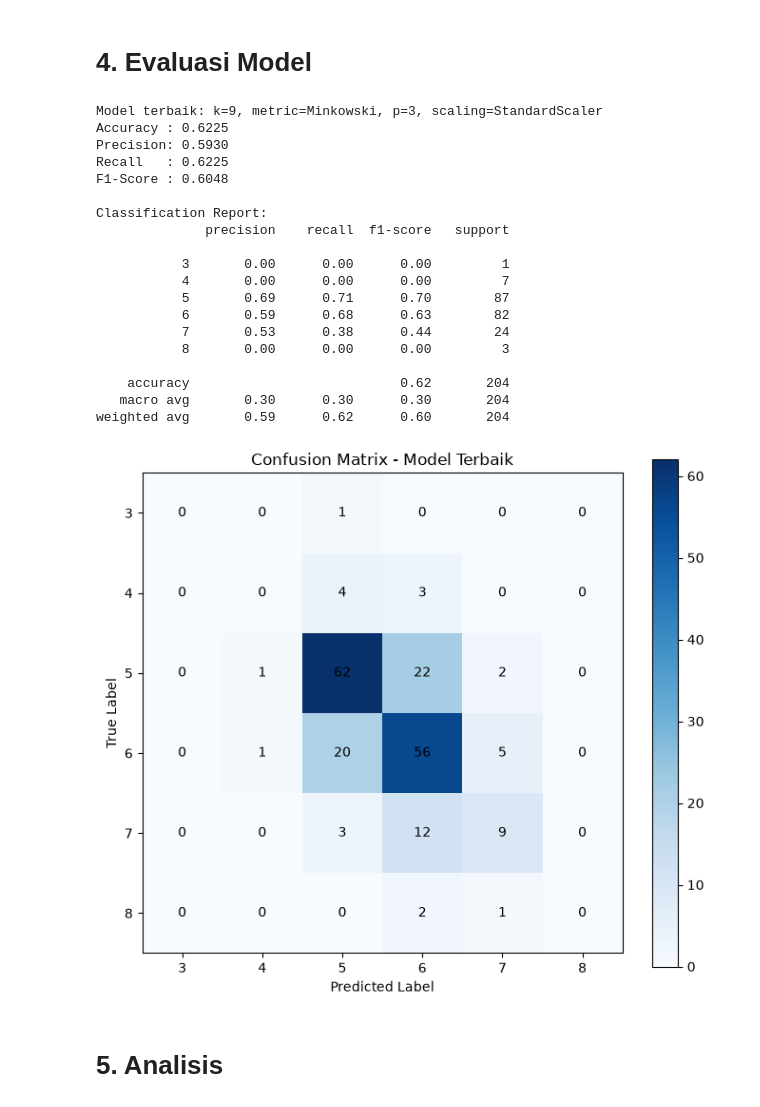
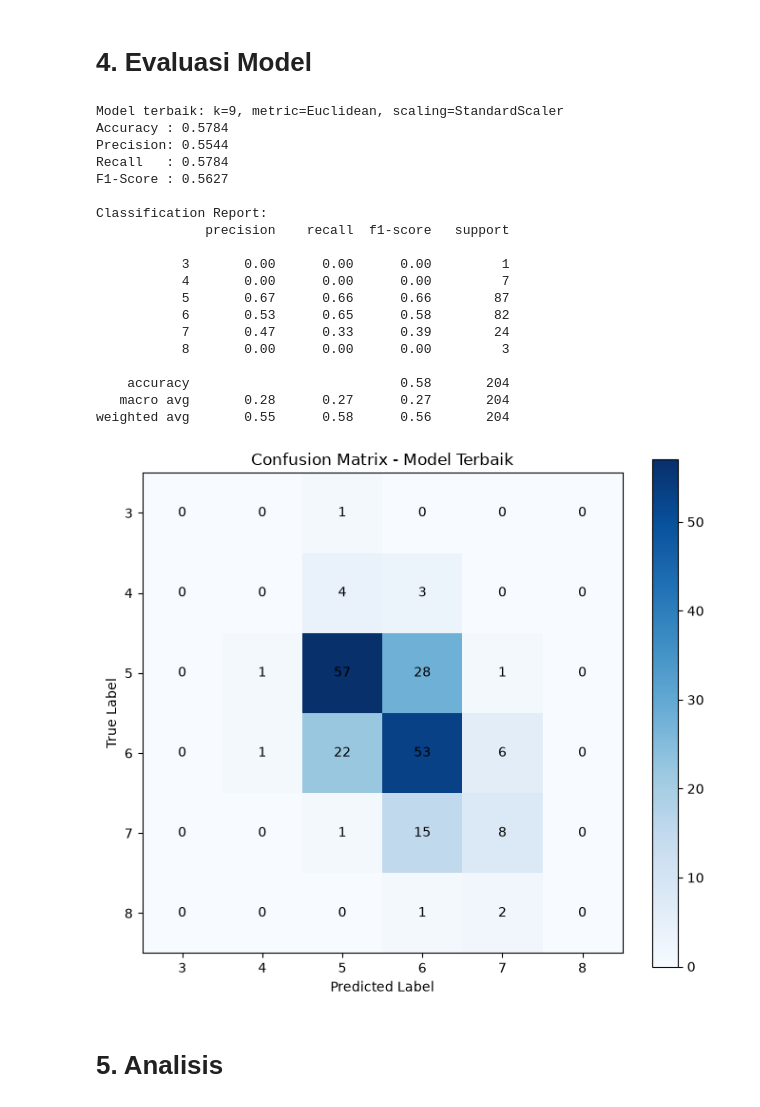
Before and after one commit to liuccio/Modul-Praktikum-ML, a Jupyter notebook: 1.Tugas_KNN/1_KNN_5054251037.ipynb, the cells around one changed output. Drawn from its saved outputs; the diff is of its cells as text; code cells hidden in the pictures.

```diff
--- a/1.Tugas_KNN/1_KNN_5054251037.ipynb
+++ b/1.Tugas_KNN/1_KNN_5054251037.ipynb
@@ -206,22 +186,13 @@ X_train, X_test, y_train, y_test = train_test_split(
     stratify=y
 )
 
-print("Jumlah data train:", len(X_train))
-print("Jumlah data test :", len(X_test))
-
 # StandardScaler
 scaler = StandardScaler()
 X_train_scaled = scaler.fit_transform(X_train)
 X_test_scaled = scaler.transform(X_test)
 
 k_values = [1, 3, 5, 7, 9]
-
-metrics_to_test = [
-    ("Euclidean", 1),
-    ("Manhattan", 2),
-    ("Minkowski", 3)
-]
-
+metrics_to_test = [("Euclidean", 2), ("Manhattan", 1)]
 results = []
 
 # Eksperimen tanpa scaling dan dengan scaling.
@@ -245,7 +216,6 @@ for scaling_name, Xtr, Xte in [
             results.append({
                 "Scaling": scaling_name,
                 "Metric": metric_name,
-                "p": p_value,
                 "k": k,
                 "Train Accuracy": accuracy_score(y_train, pred_train),
                 "Test Accuracy": accuracy_score(y_test, pred_test),
@@ -261,7 +231,7 @@ results_df = pd.DataFrame(results).sort_values(
 print("Hasil seluruh eksperimen:")
 display(results_df.round(4))
 
-# Eksperimen tambahan dengan menghapus outlier hanya dari data train.
+# Eksperimen tambahan lagi
 Q1_train = X_train.quantile(0.25)
 Q3_train = X_train.quantile(0.75)
 IQR_train = Q3_train - Q1_train
@@ -271,9 +241,6 @@ upper_train = Q3_train + 1.5 * IQR_train
 train_keep_mask = ~((X_train < lower_train) | (X_train > upper_train)).any(axis=1)
 X_train_no_outlier = X_train.loc[train_keep_mask]
 y_train_no_outlier = y_train.loc[train_keep_mask]
-
-print("Jumlah data train sebelum outlier handling:", len(X_train))
-print("Jumlah data train setelah outlier handling :", len(X_train_no_outlier))
 
 scaler_no_outlier = StandardScaler()
 X_train_no_outlier_scaled = scaler_no_outlier.fit_transform(X_train_no_outlier)
@@ -293,7 +260,6 @@ for metric_name, p_value in metrics_to_test:
         outlier_results.append({
             "Scaling": "StandardScaler + tanpa outlier train",
             "Metric": metric_name,
-            "p": p_value,
             "k": k,
             "Test Accuracy": accuracy_score(y_test, pred_test),
             "Test Precision": precision_score(y_test, pred_test, average="weighted", zero_division=0),
@@ -370,7 +326,6 @@ Name: 0, dtype: object
 # Evaluasi model terbaik dari eksperimen utama.
 best_scaling = best_row["Scaling"]
 best_metric = best_row["Metric"]
-best_p = int(best_row["p"])
 best_k = int(best_row["k"])
 
 if best_scaling == "StandardScaler":
@@ -379,6 +334,8 @@ if best_scaling == "StandardScaler":
 else:
     Xtr_best = X_train.values
     Xte_best = X_test.values
+
+best_p = 1 if best_metric == "Manhattan" else 2
 
 best_knn = KNeighborsClassifier(
     n_neighbors=best_k,
@@ -390,51 +347,51 @@ best_knn.fit(Xtr_best, y_train)
 
 pred_test_best = best_knn.predict(Xte_best)
 
-print(f"Model terbaik: k={best_k}, metric={best_metric}, p={best_p}, scaling={best_scaling}")
+print(f"Model terbaik: k={best_k}, metric={best_metric}, scaling={best_scaling}")
 print(f"Accuracy : {accuracy_score(y_test, pred_test_best):.4f}")
 print(f"Precision: {precision_score(y_test, pred_test_best, average='weighted', zero_division=0):.4f}")
 print(f"Recall   : {recall_score(y_test, pred_test_best, average='weighted', zero_division=0):.4f}")
 print(f"F1-Score : {f1_score(y_test, pred_test_best, average='weighted', zero_division=0):.4f}")
 
 print("\nClassification Report:")
 print(classification_report(y_test, pred_test_best, zero_division=0))
 
 cm = confusion_matrix(y_test, pred_test_best, labels=sorted(y.unique()))
 plt.figure(figsize=(7, 6))
 plt.imshow(cm, cmap="Blues")
 plt.title("Confusion Matrix - Model Terbaik")
 plt.xlabel("Predicted Label")
 plt.ylabel("True Label")
 plt.xticks(range(len(sorted(y.unique()))), sorted(y.unique()))
 plt.yticks(range(len(sorted(y.unique()))), sorted(y.unique()))
 
 for i in range(cm.shape[0]):
     for j in range(cm.shape[1]):
         plt.text(j, i, cm[i, j], ha="center", va="center")
 
 plt.colorbar()
 plt.tight_layout()
 plt.show()
 # %% [output]
-Model terbaik: k=9, metric=Minkowski, p=3, scaling=StandardScaler
-Accuracy : 0.6225
-Precision: 0.5930
-Recall   : 0.6225
-F1-Score : 0.6048
+Model terbaik: k=9, metric=Euclidean, scaling=StandardScaler
+Accuracy : 0.5784
+Precision: 0.5544
+Recall   : 0.5784
+F1-Score : 0.5627
 
 Classification Report:
               precision    recall  f1-score   support
 
            3       0.00      0.00      0.00         1
            4       0.00      0.00      0.00         7
-           5       0.69      0.71      0.70        87
-           6       0.59      0.68      0.63        82
-           7       0.53      0.38      0.44        24
+           5       0.67      0.66      0.66        87
+           6       0.53      0.65      0.58        82
+           7       0.47      0.33      0.39        24
            8       0.00      0.00      0.00         3
 
-    accuracy                           0.62       204
-   macro avg       0.30      0.30      0.30       204
-weighted avg       0.59      0.62      0.60       204
+    accuracy                           0.58       204
+   macro avg       0.28      0.27      0.27       204
+weighted avg       0.55      0.58      0.56       204
-[figure, old version]
+[figure, new version]
 # %% [markdown]
 # 5. Analisis
```
Also changed, not shown: parts of 9 cells of this notebook, 5 other files.
